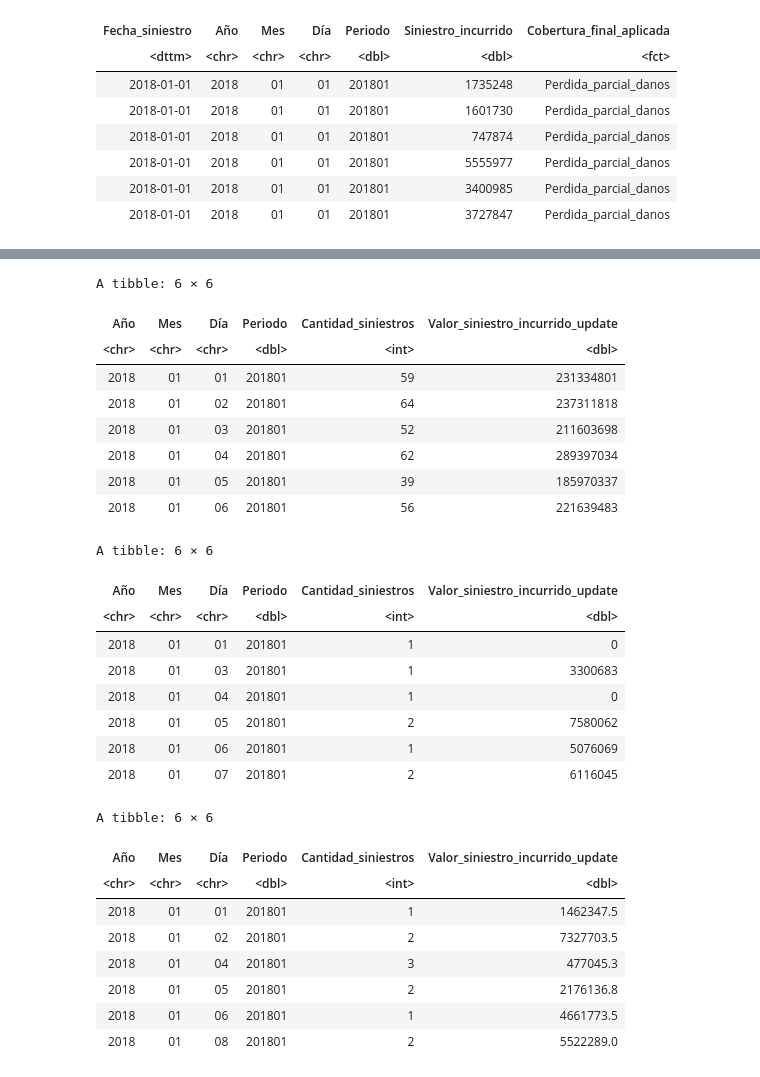
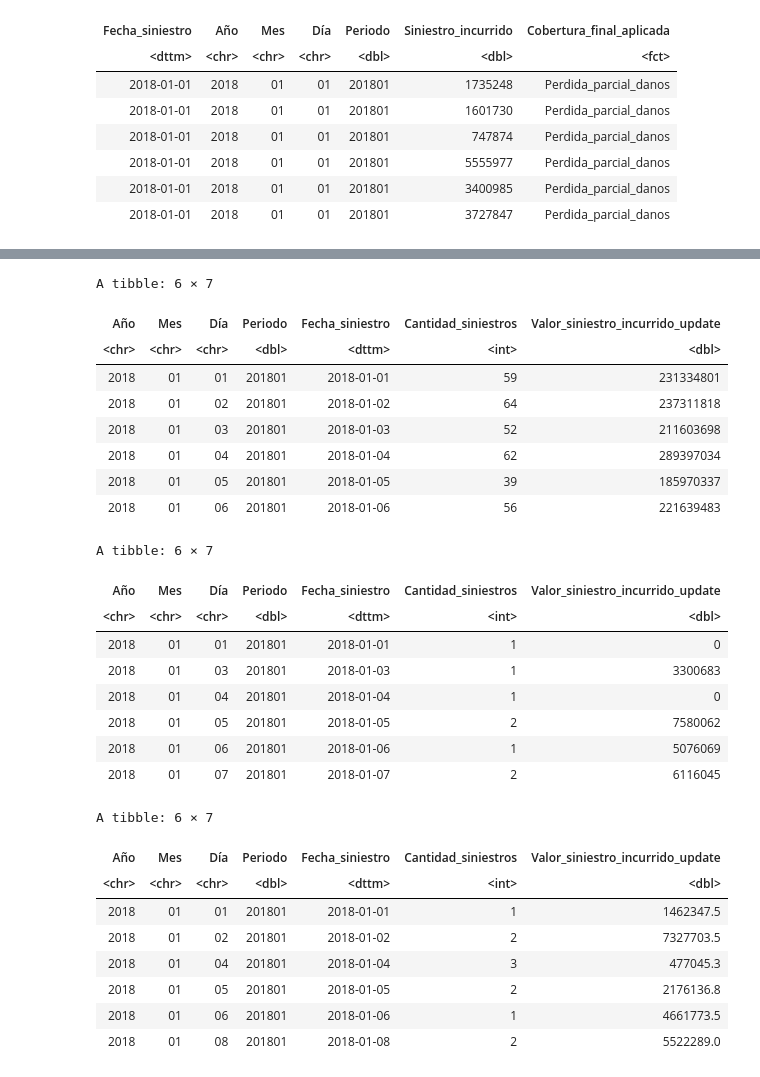
Before and after one commit to RiemannIntegrable/modelo-de-riesgo-colectivo-en-siniestros-de-autos, a Jupyter notebook: notebooks/Siniestros_New.ipynb, the cells around one changed output, grey strips where cells are left out. Drawn from its saved outputs; the diff is of its cells as text; code cells hidden in the pictures.

```diff
--- a/notebooks/Siniestros_New.ipynb
+++ b/notebooks/Siniestros_New.ipynb
@@ -13,4 +25,5 @@ library(tidyr)
 # %% [markdown]
 ## Data
 # %%
-Siniestros <- read_excel("../data/input/Siniestros_Hist.xlsx")
+Siniestros <- read_excel("../data/input/Siniestros_Hist.xlsx", sheet = "Sheet1")
+print(Siniestros)
@@ -162,32 +198,32 @@ A tibble: 6 × 9
 # %%
 #Perdida parcial por daños
 
 Siniestros_ppd <- Siniestros %>%
 filter(Cobertura_final_aplicada == "Perdida_parcial_danos") %>%
-group_by(Año, Mes, Día, Periodo) %>%
+group_by(Año, Mes, Día, Periodo, Fecha_siniestro) %>%
 summarise(
     Cantidad_siniestros = n(),
     Valor_siniestro_incurrido_update = sum(Siniestro_incurrido_update, na.rm = TRUE),
     .groups = 'drop'
 )
 
 head(Siniestros_ppd)
 # %% [output]
-A tibble: 6 × 6
+A tibble: 6 × 7
-| Año | Mes | Día | Periodo | Cantidad_siniestros | Valor_siniestro_incurrido_update |
-| <chr> | <chr> | <chr> | <dbl> | <int> | <dbl> |
-| 2018 | 01 | 01 | 201801 | 59 | 231334801 |
-| 2018 | 01 | 02 | 201801 | 64 | 237311818 |
-| 2018 | 01 | 03 | 201801 | 52 | 211603698 |
-| 2018 | 01 | 04 | 201801 | 62 | 289397034 |
-| 2018 | 01 | 05 | 201801 | 39 | 185970337 |
-| 2018 | 01 | 06 | 201801 | 56 | 221639483 |
+| Año | Mes | Día | Periodo | Fecha_siniestro | Cantidad_siniestros | Valor_siniestro_incurrido_update |
+| <chr> | <chr> | <chr> | <dbl> | <dttm> | <int> | <dbl> |
+| 2018 | 01 | 01 | 201801 | 2018-01-01 | 59 | 231334801 |
+| 2018 | 01 | 02 | 201801 | 2018-01-02 | 64 | 237311818 |
+| 2018 | 01 | 03 | 201801 | 2018-01-03 | 52 | 211603698 |
+| 2018 | 01 | 04 | 201801 | 2018-01-04 | 62 | 289397034 |
+| 2018 | 01 | 05 | 201801 | 2018-01-05 | 39 | 185970337 |
+| 2018 | 01 | 06 | 201801 | 2018-01-06 | 56 | 221639483 |
 # %%
 # Pérdida total por hurto
 
 Siniestros_pth <- Siniestros %>%
 filter(Cobertura_final_aplicada == "Perdida_total_hurto") %>%
-group_by(Año, Mes, Día, Periodo) %>%
+group_by(Año, Mes, Día, Periodo, Fecha_siniestro) %>%
 summarise(
     Cantidad_siniestros = n(),
     Valor_siniestro_incurrido_update = sum(Siniestro_incurrido_update, na.rm = TRUE),
@@ -196,20 +232,20 @@ summarise(
 
 head(Siniestros_pth)
 # %% [output]
-A tibble: 6 × 6
+A tibble: 6 × 7
-| Año | Mes | Día | Periodo | Cantidad_siniestros | Valor_siniestro_incurrido_update |
-| <chr> | <chr> | <chr> | <dbl> | <int> | <dbl> |
-| 2018 | 01 | 01 | 201801 | 1 | 0 |
-| 2018 | 01 | 03 | 201801 | 1 | 3300683 |
-| 2018 | 01 | 04 | 201801 | 1 | 0 |
-| 2018 | 01 | 05 | 201801 | 2 | 7580062 |
-| 2018 | 01 | 06 | 201801 | 1 | 5076069 |
-| 2018 | 01 | 07 | 201801 | 2 | 6116045 |
+| Año | Mes | Día | Periodo | Fecha_siniestro | Cantidad_siniestros | Valor_siniestro_incurrido_update |
+| <chr> | <chr> | <chr> | <dbl> | <dttm> | <int> | <dbl> |
+| 2018 | 01 | 01 | 201801 | 2018-01-01 | 1 | 0 |
+| 2018 | 01 | 03 | 201801 | 2018-01-03 | 1 | 3300683 |
+| 2018 | 01 | 04 | 201801 | 2018-01-04 | 1 | 0 |
+| 2018 | 01 | 05 | 201801 | 2018-01-05 | 2 | 7580062 |
+| 2018 | 01 | 06 | 201801 | 2018-01-06 | 1 | 5076069 |
+| 2018 | 01 | 07 | 201801 | 2018-01-07 | 2 | 6116045 |
 # %%
 # Pérdida parcial por hurto
 Siniestros_pph <- Siniestros %>%
 filter(Cobertura_final_aplicada == "Perdida_parcial_hurto") %>%
-group_by(Año, Mes, Día, Periodo) %>%
+group_by(Año, Mes, Día, Periodo, Fecha_siniestro) %>%
 summarise(
     Cantidad_siniestros = n(),
     Valor_siniestro_incurrido_update = sum(Siniestro_incurrido_update, na.rm = TRUE),
@@ -218,14 +254,14 @@ summarise(
 
 head(Siniestros_pph)
 # %% [output]
-A tibble: 6 × 6
+A tibble: 6 × 7
-| Año | Mes | Día | Periodo | Cantidad_siniestros | Valor_siniestro_incurrido_update |
-| <chr> | <chr> | <chr> | <dbl> | <int> | <dbl> |
-| 2018 | 01 | 01 | 201801 | 1 | 1462347.5 |
-| 2018 | 01 | 02 | 201801 | 2 | 7327703.5 |
-| 2018 | 01 | 04 | 201801 | 3 | 477045.3 |
-| 2018 | 01 | 05 | 201801 | 2 | 2176136.8 |
-| 2018 | 01 | 06 | 201801 | 1 | 4661773.5 |
-| 2018 | 01 | 08 | 201801 | 2 | 5522289.0 |
+| Año | Mes | Día | Periodo | Fecha_siniestro | Cantidad_siniestros | Valor_siniestro_incurrido_update |
+| <chr> | <chr> | <chr> | <dbl> | <dttm> | <int> | <dbl> |
+| 2018 | 01 | 01 | 201801 | 2018-01-01 | 1 | 1462347.5 |
+| 2018 | 01 | 02 | 201801 | 2018-01-02 | 2 | 7327703.5 |
+| 2018 | 01 | 04 | 201801 | 2018-01-04 | 3 | 477045.3 |
+| 2018 | 01 | 05 | 201801 | 2018-01-05 | 2 | 2176136.8 |
+| 2018 | 01 | 06 | 201801 | 2018-01-06 | 1 | 4661773.5 |
+| 2018 | 01 | 08 | 201801 | 2018-01-08 | 2 | 5522289.0 |
 # %%
 # Responsabilidad civil
```
Also changed, not shown: parts of 5 cells of this notebook.
